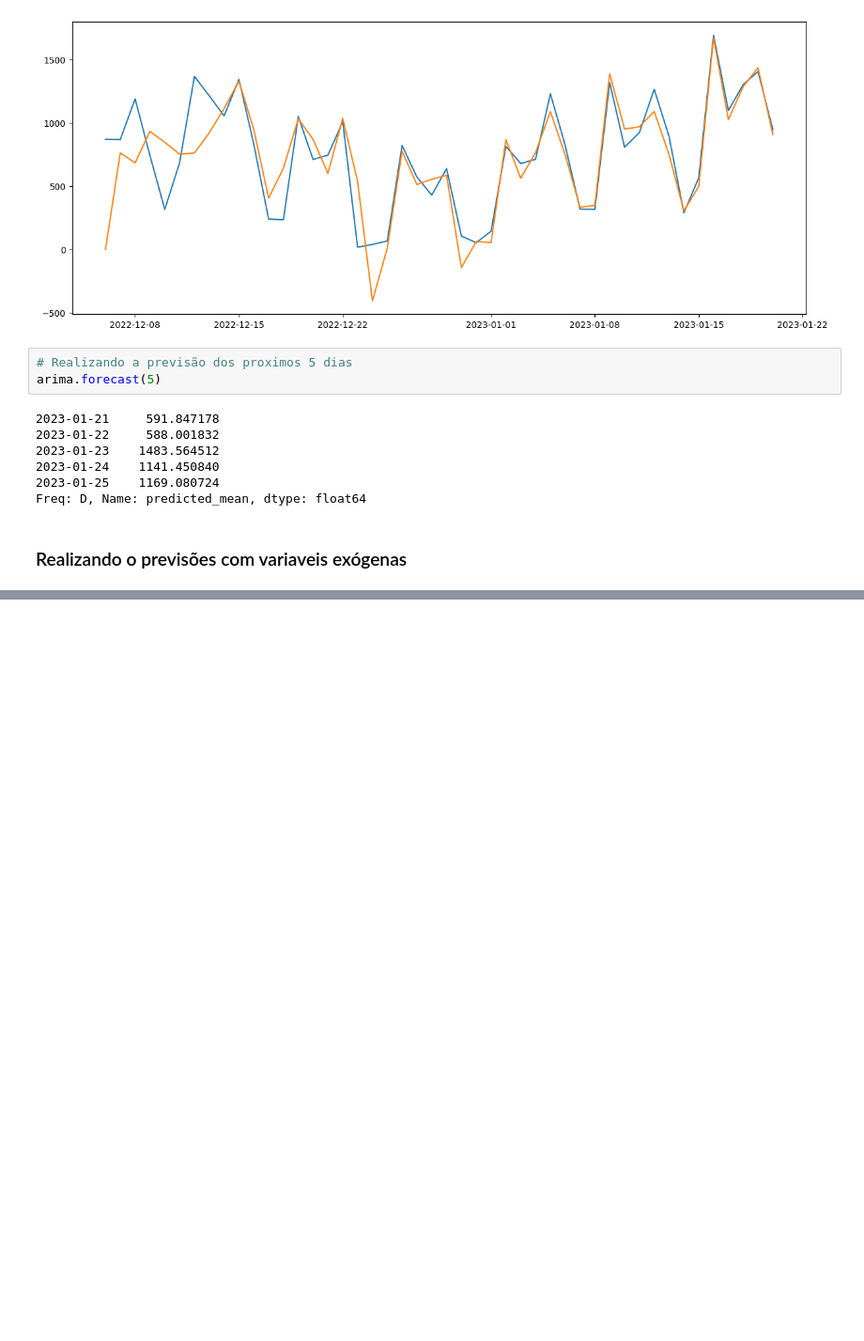
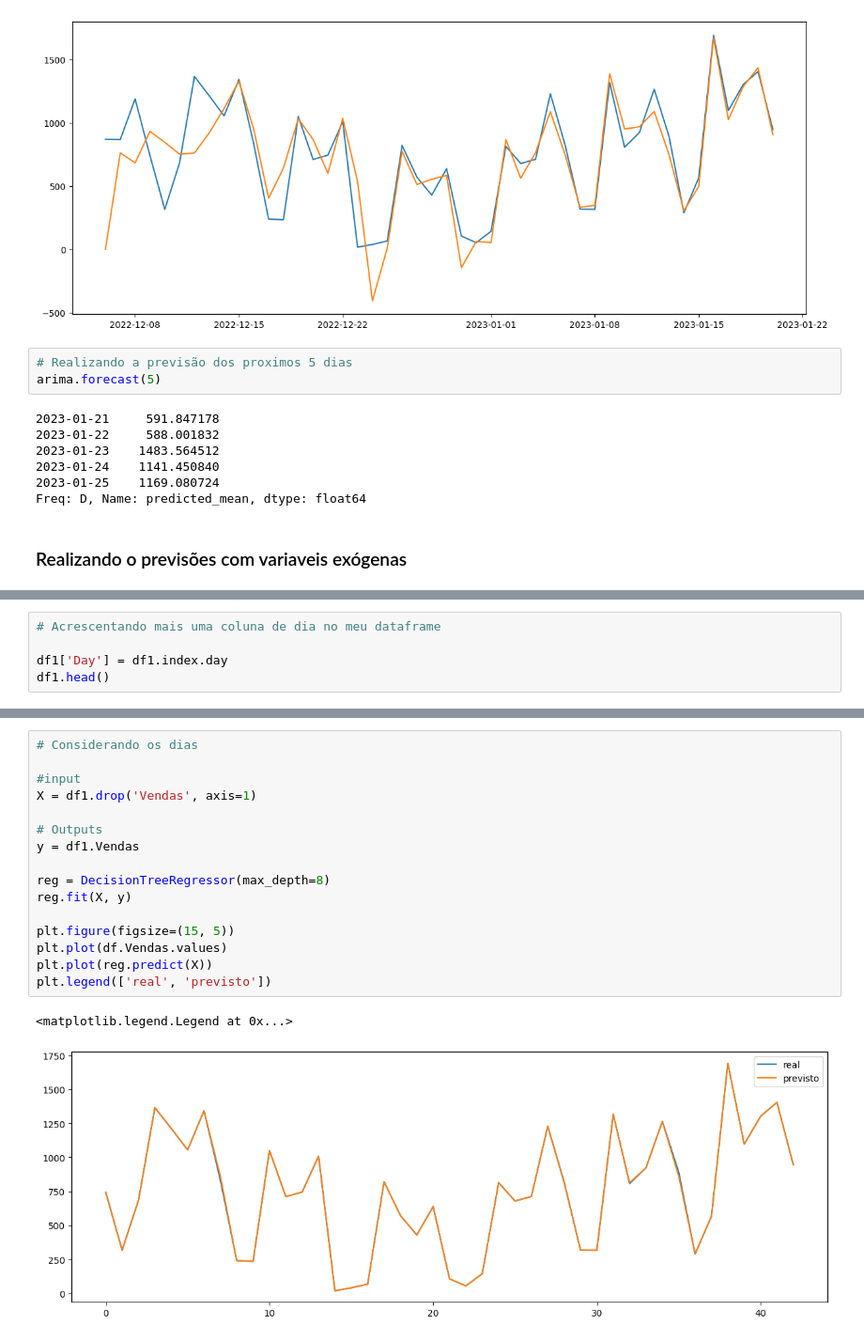
Before and after one commit to vitorhssouza/Desafio-Frexco-Data-Analitycs, a Jupyter notebook: predicao.ipynb, the cells around one changed output, grey strips where cells are left out. Shown at 94% size. Saved outputs shown, nothing was run; the diff lists cells and outputs as text; blank space fills up the shorter version.

```diff
--- a/predicao.ipynb
+++ b/predicao.ipynb
@@ -108,0 +155,5 @@ Freq: D, Name: predicted_mean, dtype: float64
+# %%
+# Acrescentando mais uma coluna de dia no meu dataframe
+
+df1['Day'] = df1.index.day
+df1.head()
@@ -108,0 +168,19 @@ Freq: D, Name: predicted_mean, dtype: float64
+# %%
+# Considerando os dias
+
+#input
+X = df1.drop('Vendas', axis=1)
+
+# Outputs
+y = df1.Vendas
+
+reg = DecisionTreeRegressor(max_depth=8)
+reg.fit(X, y)
+
+plt.figure(figsize=(15, 5))
+plt.plot(df.Vendas.values)
+plt.plot(reg.predict(X))
+plt.legend(['real', 'previsto'])
+# %% [output]
+<matplotlib.legend.Legend at 0x...>
+[figure, added]
```
Also changed, not shown: parts of 7 cells of this notebook.
